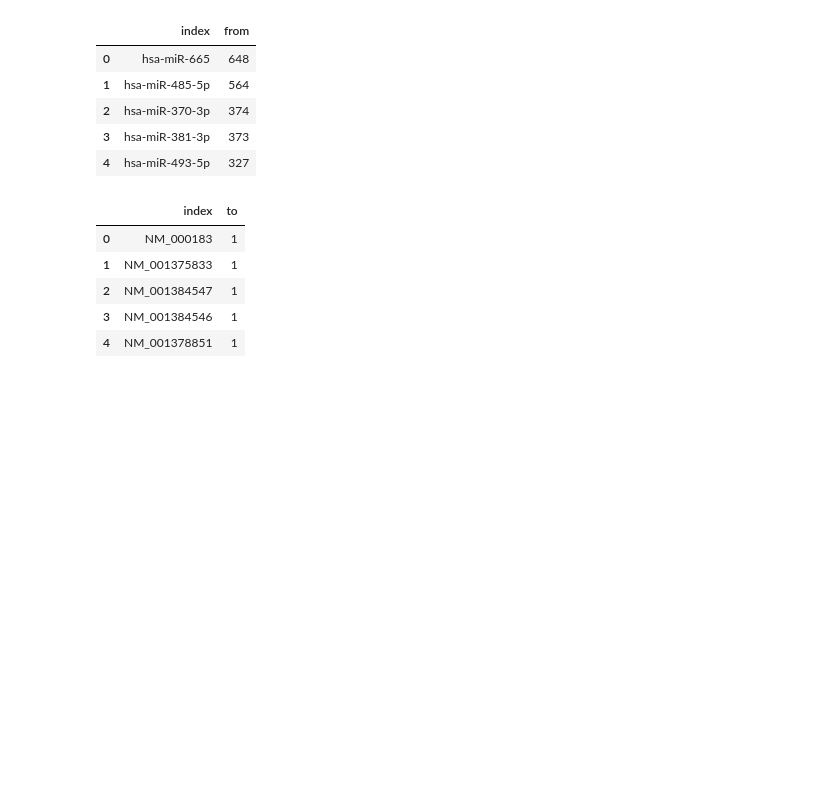
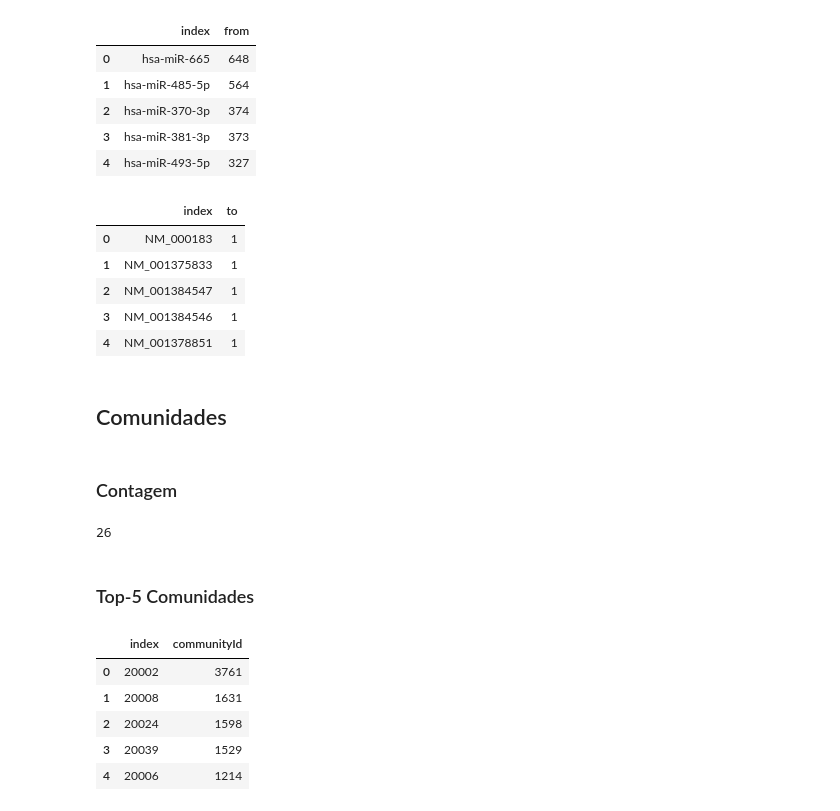
Before and after one commit to MylenaRoberta/mo804-project, a Jupyter notebook: notebooks/4_bipartite-network-results.ipynb, the cells around one changed output. Cells and saved outputs as stored; diff of their text form; code cells hidden in the pictures; blank space fills up the shorter version.

Commit message:
feat (src/notebooks/data): adiciona queries para detecção de comunidades

```diff
--- a/notebooks/4_bipartite-network-results.ipynb
+++ b/notebooks/4_bipartite-network-results.ipynb
@@ -51,6 +51,11 @@ df_closeness = pd.read_csv(
     filepath_or_buffer=Path(NETWORK_DATA_PATH / 'closeness-centrality.csv')
 )
 
+# Lê o arquivo com os resultados da detecção de comunidades
+df_communities = pd.read_csv(
+    filepath_or_buffer=Path(NETWORK_DATA_PATH / 'louvain-communities.csv')
+)
+
 # Lê o arquivo com os resultados da centralidade de grau
 df_degree = pd.read_csv(
     filepath_or_buffer=Path(NETWORK_DATA_PATH / 'degree-centrality.csv')
@@ -512,3 +517,24 @@ df_bridges['to'].value_counts().reset_index().head()
 | 2 | NM_001384547 | 1 |
 | 3 | NM_001384546 | 1 |
 | 4 | NM_001378851 | 1 |
+# %% [markdown]
+## Comunidades
+# %% [markdown]
+### Contagem
+# %%
+# Conta a quantidade de comunidades detectadas na rede
+df_communities['communityId'].nunique()
+# %% [output]
+26
+# %% [markdown]
+### Top-5 Comunidades
+# %%
+# Filta o top-5 de comunidades detectadas na rede
+df_communities['communityId'].value_counts().reset_index().head()
+# %% [output]
+|  | index | communityId |
+| 0 | 20002 | 3761 |
+| 1 | 20008 | 1631 |
+| 2 | 20024 | 1598 |
+| 3 | 20039 | 1529 |
+| 4 | 20006 | 1214 |
```
Also changed, not shown: 8 other files.
